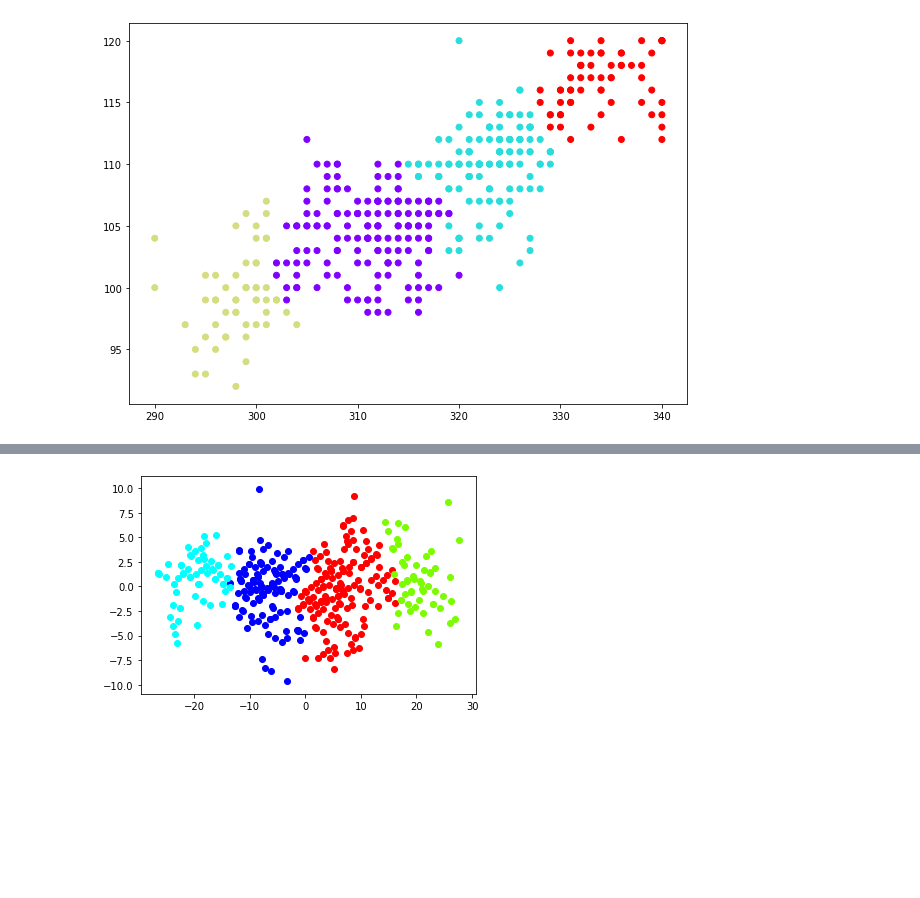
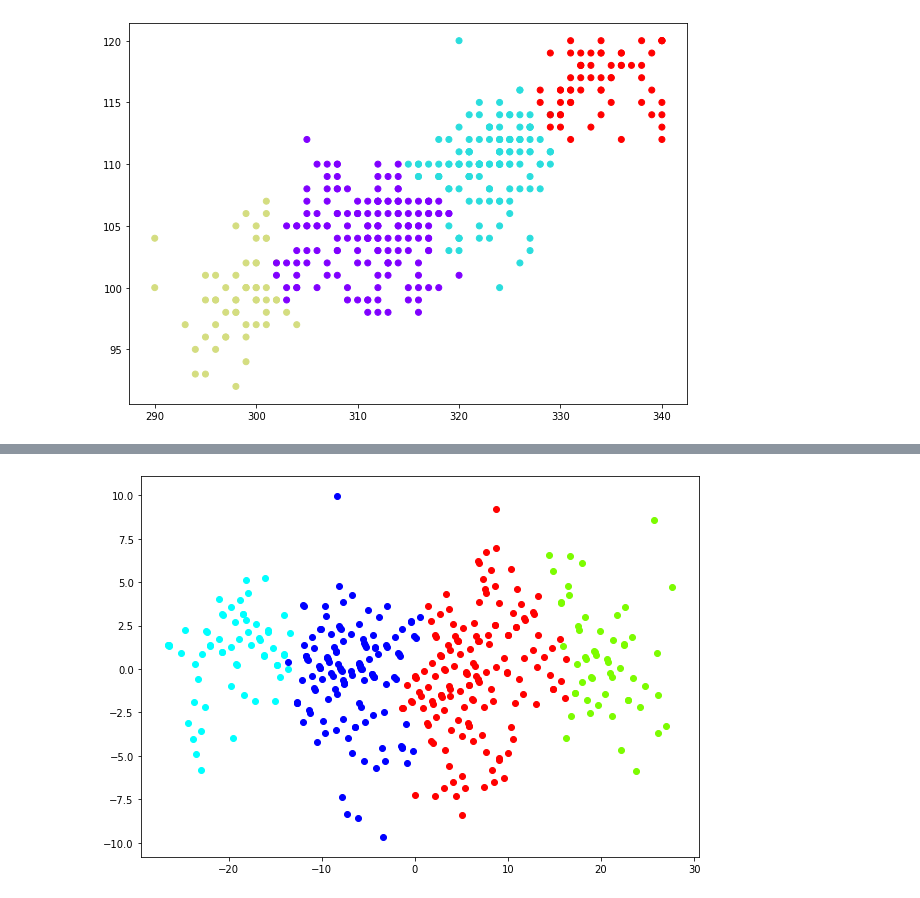
Before and after one commit to kabalord/clustering, a Jupyter notebook: entrainementclustering/clusteringAdmissionvr2.ipynb, the cells around one changed output, grey strips where cells are left out. Cells and saved outputs as stored; diff of their text form; code cells hidden in the pictures; blank space fills up the shorter version.

```diff
--- a/entrainementclustering/clusteringAdmissionvr2.ipynb
+++ b/entrainementclustering/clusteringAdmissionvr2.ipynb
@@ -252,9 +253,10 @@ plt.show()
 # %%
 #Avec l’ACP, nous tenons compte des liaisons entre les variables. L’analyse est plus riche.
 from sklearn.decomposition import PCA
 acp = PCA(n_components=2).fit_transform(Admission)
+plt.figure(figsize=(10, 7))
 for couleur,k in zip(['red','blue','lawngreen','aqua'],[0,1,2,3]):
     plt.scatter(acp[cluster4.labels_==k,0],acp[cluster4.labels_==k,1],c=couleur)
 plt.show()
 # %% [output]
-[figure, old version]
+[figure, new version]
```
Also changed, not shown: parts of 1 cell of this notebook, 1 other file.
